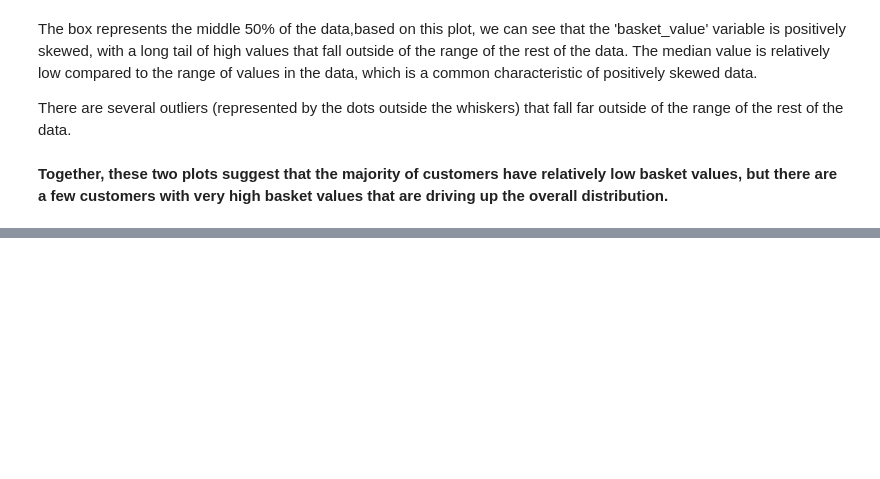
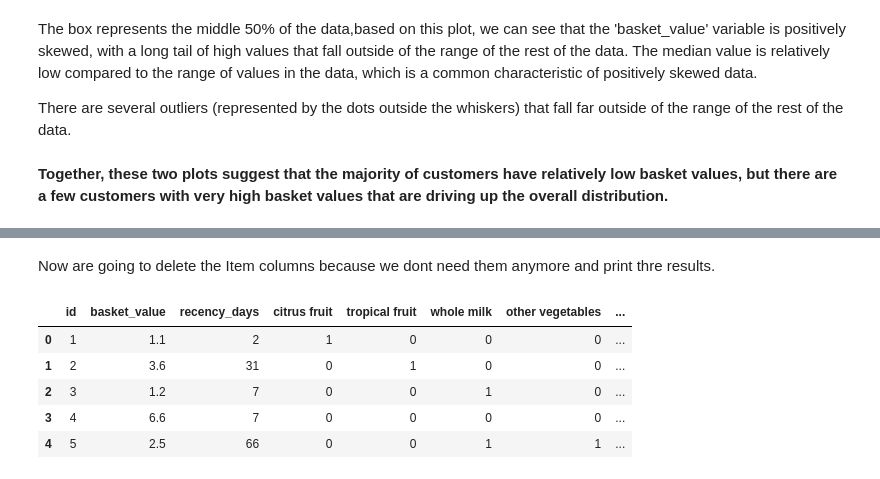
Before and after one commit to tfysekis/Data-Mining, a Jupyter notebook: Mining_Knowledge.ipynb, the cells around one changed output, grey strips where cells are left out. Saved outputs shown, nothing was run; the diff lists cells and outputs as text; code cells hidden in the pictures; blank space fills up the shorter version.

Commit message:
Correcting the first ex.

```diff
--- a/Mining_Knowledge.ipynb
+++ b/Mining_Knowledge.ipynb
@@ -77,14 +76,0 @@ Now we want to study certain products in our data.So we will keep only the colum
-# %%
-# List of item names to keep
-item_names = ['citrus fruit', 'tropical fruit', 'whole milk', 'other vegetables', 'rolls/buns', 'chocolate', 'bottled water', 'yogurt', 'sausage', 'root vegetables', 'pastry', 'sodα', 'cream']
-
-# Select only the relevant columns
-data_filtered = data.iloc[:, :3]  # keep the first 3 columns because we dont want to modify them(id,basket_value	recency_days)
-for i in range(1, 33):  # loop over columns Item_1 to Item_32
-    col_name = 'Item_' + str(i)
-    if col_name in data.columns:  # check if column exists in data
-        col_data = data[data[col_name].isin(item_names)][col_name]
-        if not col_data.empty:  # check if column has any data
-            data_filtered = pd.concat([data_filtered, col_data], axis=1)
-#print
-data_filtered.head()
@@ -101,11 +76,0 @@ As we can see we kept only the products that we want to study without unrelated
-# %%
-# Select only the relevant columns and drop columns with all NaNs
-binary_data = data_filtered.iloc[:, :3]  # keep the first 3 columns
-for i in range(1, 33):  # loop over columns Item_1 to Item_32
-    col_name = 'Item_' + str(i)
-    if col_name in data_filtered.columns:  # check if column exists in data
-        # encode as binary values (1 if item present, 0 if not)
-        binary_data[col_name] = data_filtered[col_name].isin(item_names).astype(int)
-
-
-binary_data.head()
@@ -130,0 +84,13 @@ plt.show()
+# %% [markdown]
+Now are going to delete the Item columns because we dont need them anymore and print thre results.
+# %%
+# Drop the Item columns
+data.drop(columns=[f'Item_{i}' for i in range(1, 33)], inplace=True)
+data.head()
+# %% [output]
+|  | id | basket_value | recency_days | citrus fruit | tropical fruit | whole milk | other vegetables | ... |
+| 0 | 1 | 1.1 | 2 | 1 | 0 | 0 | 0 | ... |
+| 1 | 2 | 3.6 | 31 | 0 | 1 | 0 | 0 | ... |
+| 2 | 3 | 1.2 | 7 | 0 | 0 | 1 | 0 | ... |
+| 3 | 4 | 6.6 | 7 | 0 | 0 | 0 | 0 | ... |
+| 4 | 5 | 2.5 | 66 | 0 | 0 | 1 | 1 | ... |
```
Also changed, not shown: parts of 19 cells of this notebook.
